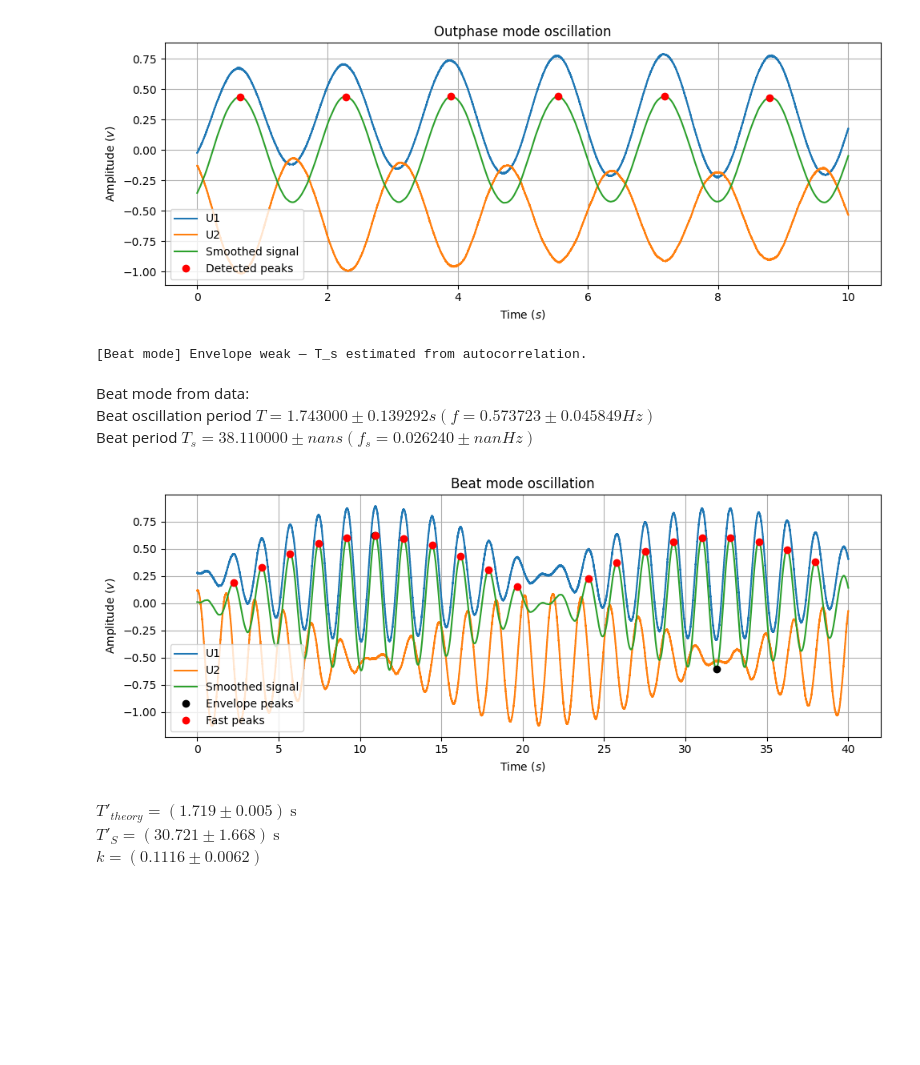
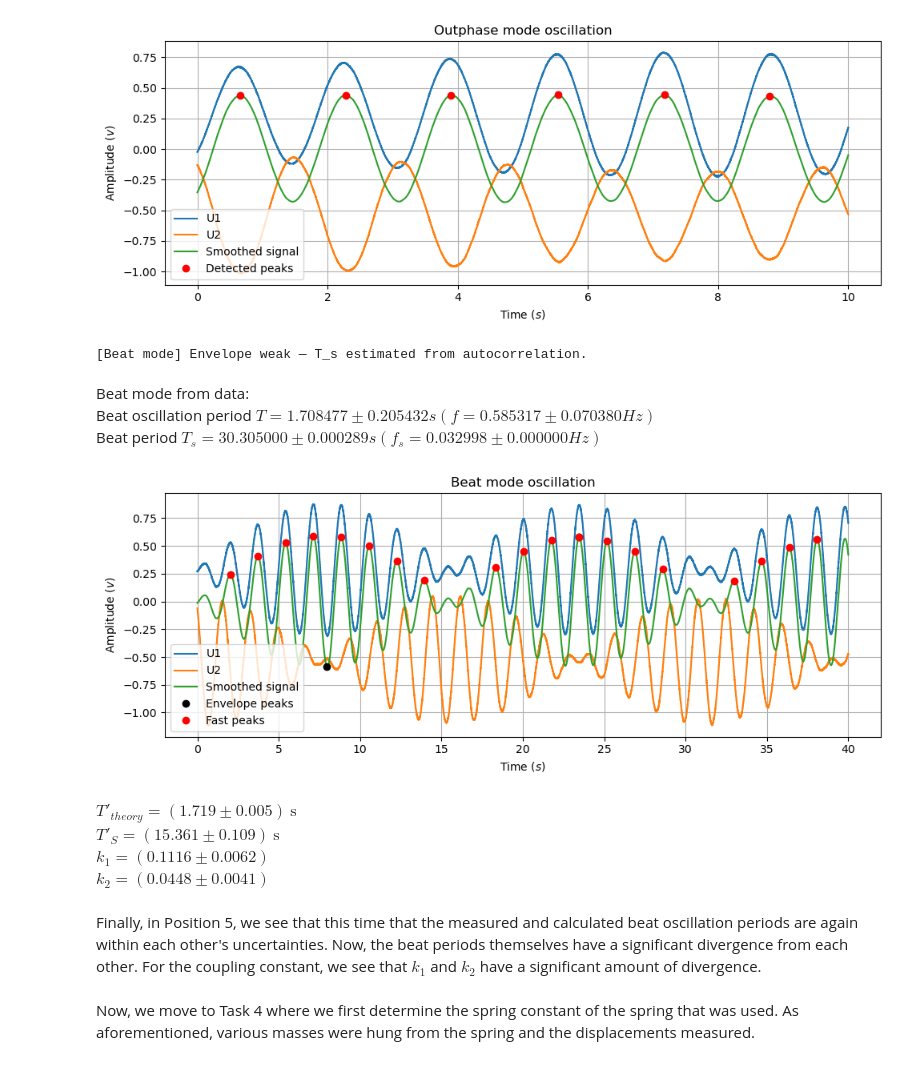
Before and after one commit to fatemehkarimi2178/general_lab1, a Jupyter notebook: M12e/report.ipynb, the cells around one changed output. Cells and saved outputs as stored; diff of their text form; code cells hidden in the pictures; blank space fills up the shorter version.

```diff
--- a/M12e/report.ipynb
+++ b/M12e/report.ipynb
@@ -461,40 +819,47 @@ Outphase mode \
 [figure]
 # %%
 beat_analyzer_5 = (
-    CoupledPendulumAnalyzer('./data/beat4', mode='beat')
+    CoupledPendulumAnalyzer('./data/beat5', mode='beat')
     .load_data()
     .combine_signals()
     .preprocess()
     .detect_peaks(min_time=0.2, prom_frac=0.2)
     .compute_beat_periods()
 )
 
 beat_analyzer_5.report()
 beat_analyzer_5.plot()
 # %% [output]
 [Beat mode] Envelope weak — T_s estimated from autocorrelation.
 Beat mode from data:\
-Beat oscillation period  $T  = 1.743000 \pm 0.139292 s  (f = 0.573723 \pm 0.045849 Hz)$\
-Beat period   $T_s = 38.110000 \pm nan s  (f_s = 0.026240 \pm nan Hz)$
+Beat oscillation period  $T  = 1.708477 \pm 0.205432 s  (f = 0.585317 \pm 0.070380 Hz)$\
+Beat period   $T_s = 30.305000 \pm 0.000289 s  (f_s = 0.032998 \pm 0.000000 Hz)$
-[figure, old version]
+[figure, new version]
 # %%
 # Task 2: theoretical beat periods
 T1, uT1 = inphase_analyzer_5.T_stats['median'], inphase_analyzer_5.T_stats['u_T']
 T2, uT2 = outphase_analyzer_5.T_stats['median'], outphase_analyzer_5.T_stats['u_T']
+T, Ts = beat_analyzer_5.beat_stats['T_fast'], beat_analyzer_4.beat_stats['T_env']
 beat_theory = compute_theoretical_beat(T1, uT1, T2, uT2)
 
 # Task 3: coupling coefficient
-coupling = compute_degree_of_coupling(T1, uT1, T2, uT2)
+coupling = compute_degree_of_coupling(T1, uT1, T2, uT2, T, Ts, uT, uTs)
 
 display(Latex(
 f"$T'_{{theory}} = ({beat_theory['T_theory']:.3f} \\pm {beat_theory['u_T_theory']:.3f})~\\text{{s}}$ \\\n" +
 f"$T'_S = ({beat_theory['TS_theory']:.3f} \\pm {beat_theory['u_TS_theory']:.3f})~\\text{{s}}$ \\\n" +
-f"$k = ({coupling['k']:.4f} \\pm {coupling['u_k']:.4f})$"
+f"$k_1 = ({coupling['k_1']:.4f} \\pm {coupling['u_k']:.4f})$ \\\n"+
+f"$k_2 = ({coupling['k_2']:.4f}\\pm {coupling['u_k_2']:.4f})$"
 ))
 # %% [output]
 $T'_{theory} = (1.719 \pm 0.005)~\text{s}$ \
-$T'_S = (30.721 \pm 1.668)~\text{s}$ \
-$k = (0.1116 \pm 0.0062)$
+$T'_S = (15.361 \pm 0.109)~\text{s}$ \
+$k_1 = (0.1116 \pm 0.0062)$ \
+$k_2 = (0.0448\pm 0.0041)$
+# %% [markdown]
+Finally, in Position 5, we see that this time that the measured and calculated beat oscillation periods are again within each other's uncertainties. Now, the beat periods themselves have a significant divergence from each other. For the coupling constant, we see that $k_1$ and $k_2$ have a significant amount of divergence.
+# %% [markdown]
+Now, we move to Task 4 where we first determine the spring constant of the spring that was used. As aforementioned, various masses were hung from the spring and the displacements measured.
 # %%
 # Spring constant from hanging-mass calibration (Hooke’s law)
 def spring_constant_from_masses(m_g, h_cm, g=9.81):
```
Also changed, not shown: parts of 27 cells of this notebook.
